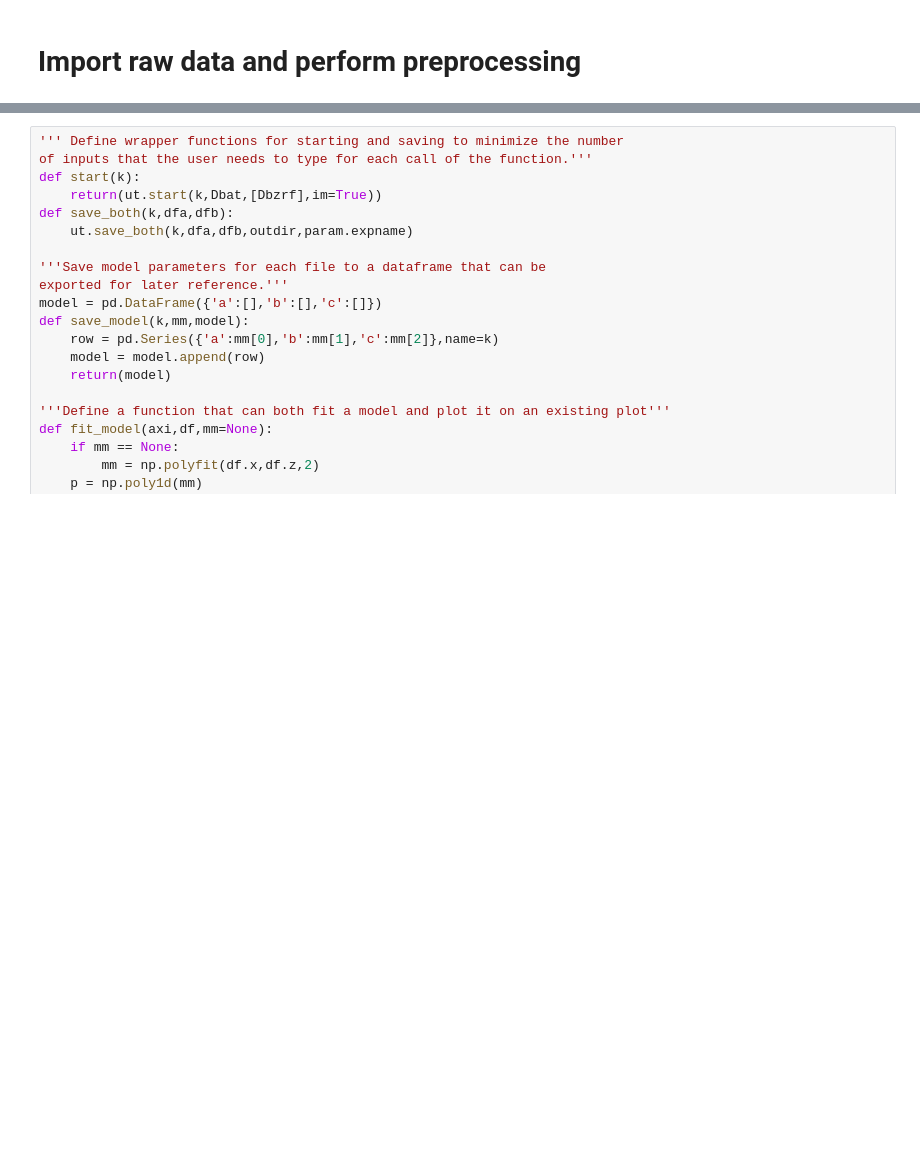
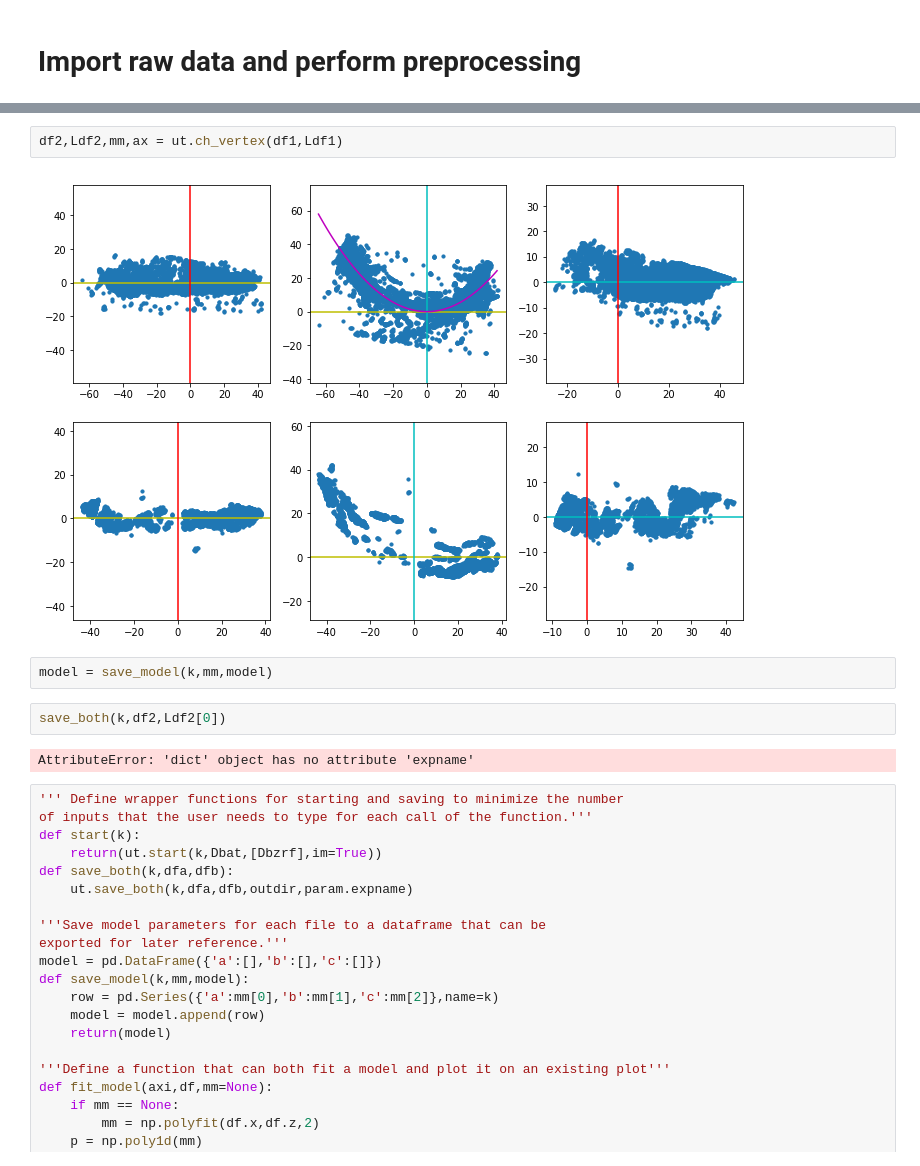
Before and after one commit to czang97/deltascope_SDS410_2019, a Jupyter notebook: experiments/testKK/alignment.ipynb, the cells around one changed output, grey strips where cells are left out. Drawn from its saved outputs; the diff is of its cells as text; blank space fills up the shorter version.

```diff
--- a/experiments/testKK/alignment.ipynb
+++ b/experiments/testKK/alignment.ipynb
@@ -220,3 +232,13 @@ save_both(k,df,Ldf[0])
+# %%
+df2,Ldf2,mm,ax = ut.ch_vertex(df1,Ldf1)
+# %% [output]
+[figure, added]
+# %%
+model = save_model(k,mm,model)
+# %%
+save_both(k,df2,Ldf2[0])
+# %% [output]
+AttributeError: 'dict' object has no attribute 'expname'
 # %%
 ''' Define wrapper functions for starting and saving to minimize the number
 of inputs that the user needs to type for each call of the function.'''
```
Also changed, not shown: parts of 7 cells of this notebook, 2 other files.
